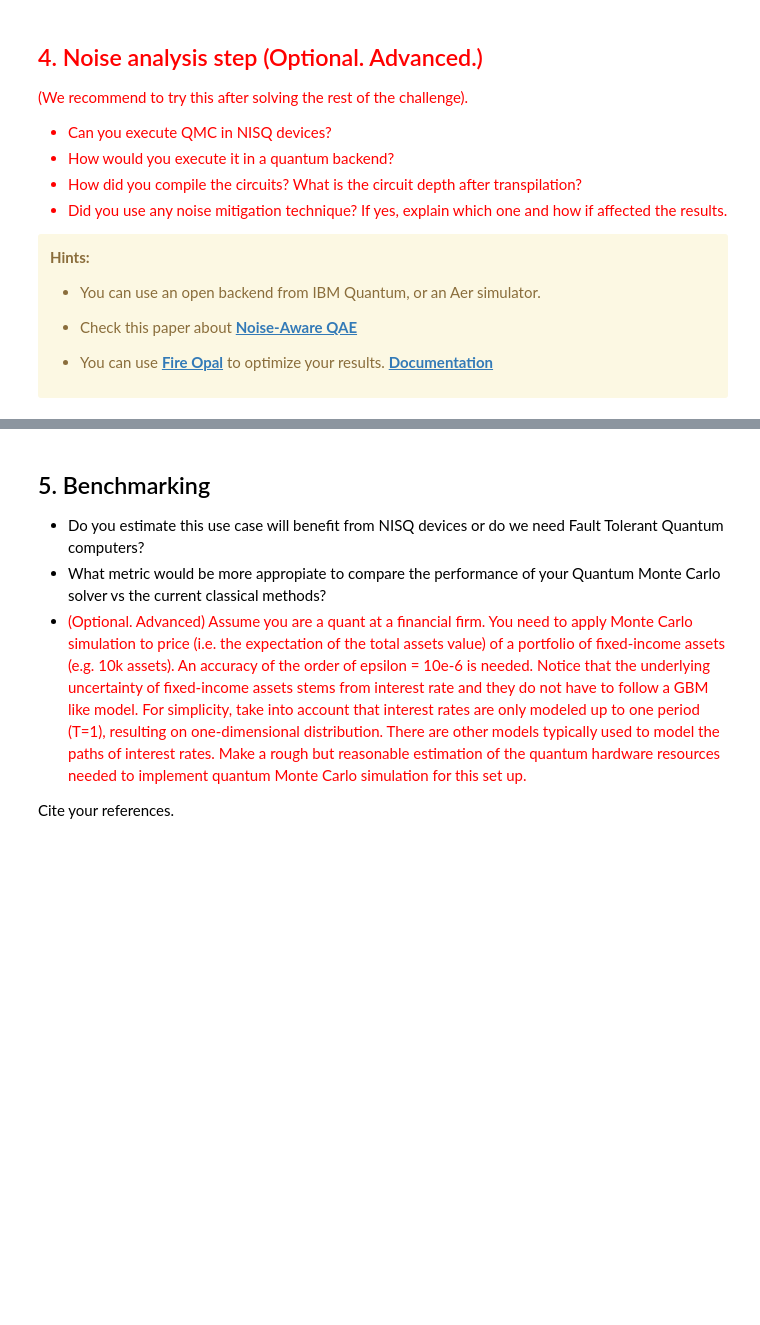
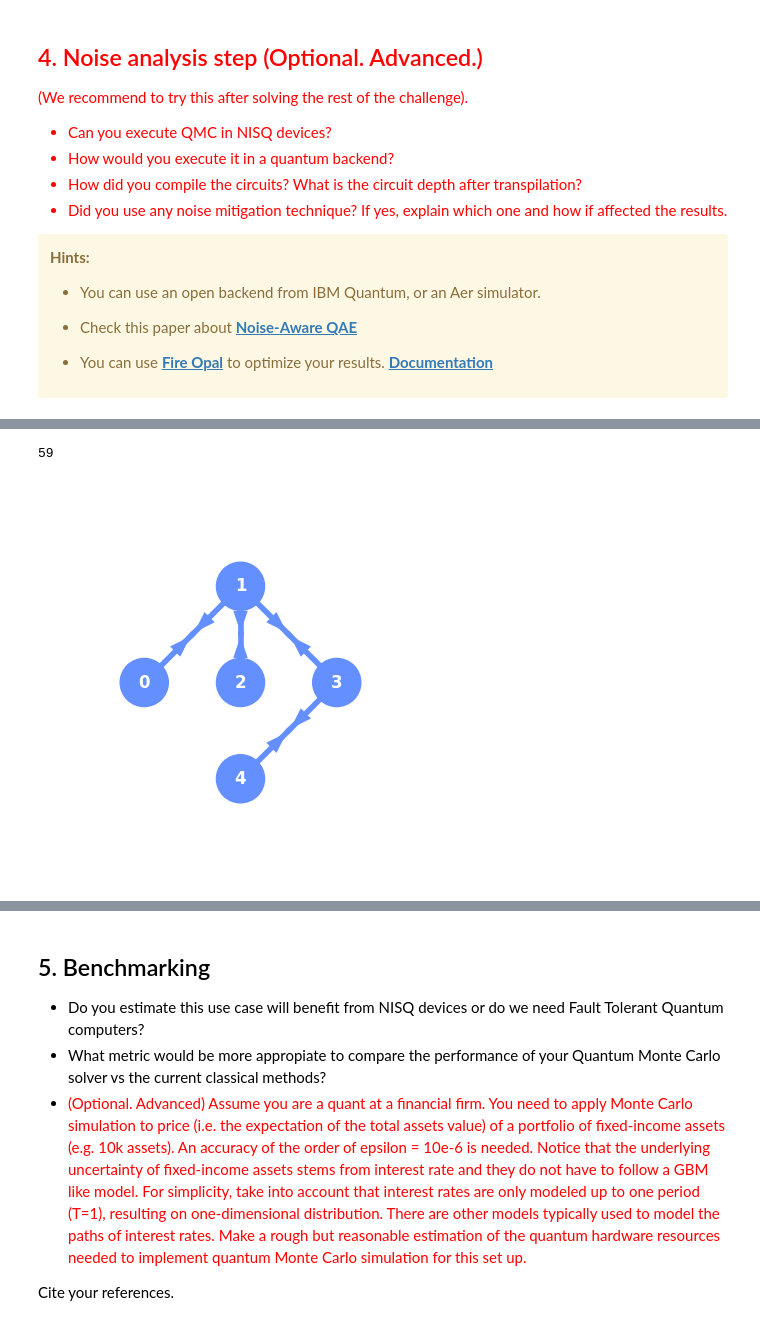
Before and after one commit to gongaa/QuantumEyeMoody, a Jupyter notebook: QECHackMoodys-challenge.ipynb, the cells around one changed output, grey strips where cells are left out. Drawn from its saved outputs; the diff is of its cells as text; code cells hidden in the pictures; blank space fills up the shorter version.

```diff
--- a/QECHackMoodys-challenge.ipynb
+++ b/QECHackMoodys-challenge.ipynb
@@ -745,0 +747,3 @@ In the first case the ancilla interacts with different nodes on the quantum netw
+# %%
+service = QiskitRuntimeService()
+service.backends(simulator=False, operational=True, min_num_qubits=5)
@@ -745,0 +759,3 @@ In the first case the ancilla interacts with different nodes on the quantum netw
+# %%
+backend_name = 'ibmq_lima'
+backend = service.backend(backend_name)
@@ -745,0 +827,9 @@ In the first case the ancilla interacts with different nodes on the quantum netw
+# %%
+transpile(tri_circ, backend=backend).depth()
+# %% [output]
+59
+# %%
+from qiskit.visualization import plot_gate_map
+plot_gate_map(backend, plot_directed=True)
+# %% [output]
+[figure, added]
```
Also changed, not shown: parts of 44 cells of this notebook.
